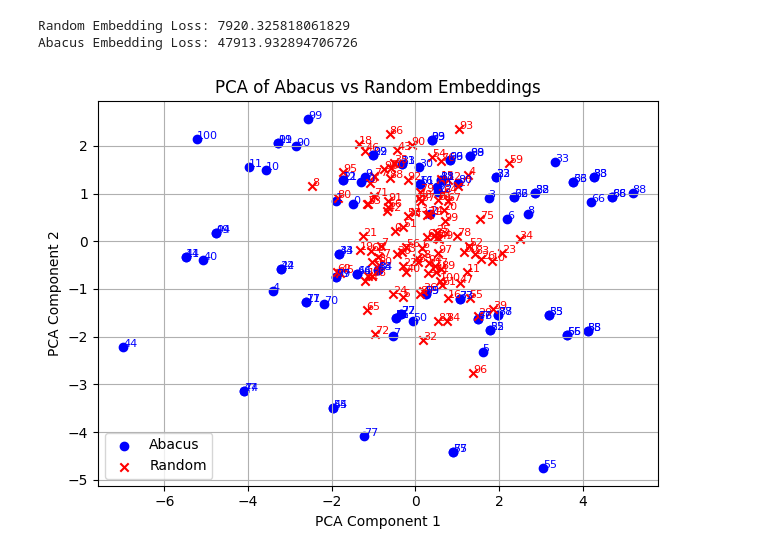
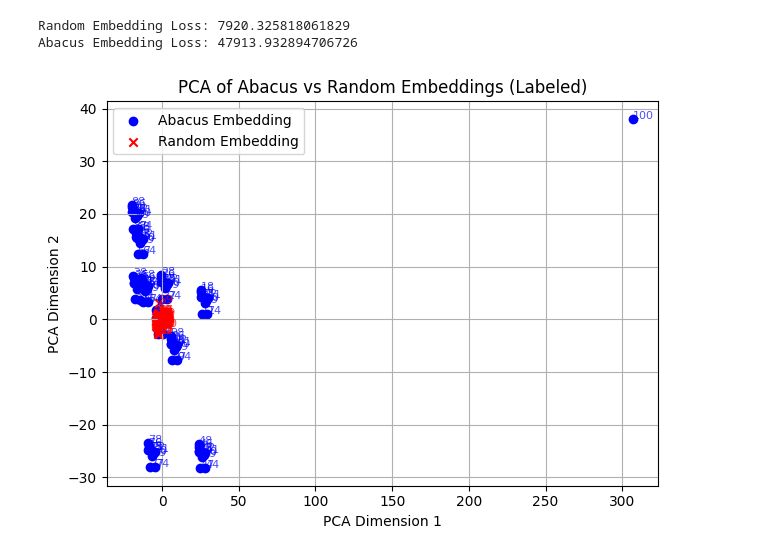
Before and after one commit to coltonKoenig/AbacusEmbedding_GroupTheory, a Jupyter notebook: main.ipynb, the cells around one changed output. Saved outputs shown, nothing was run; the diff lists cells and outputs as text; code cells hidden in the pictures.

```diff
--- a/main.ipynb
+++ b/main.ipynb
@@ -117,32 +117,46 @@ print("Abacus Embedding Loss:", evaluate_distributivity(abacus_embed))
 # %% [output]
 Random Embedding Loss: 7920.325818061829
 Abacus Embedding Loss: 47913.932894706726
-# %%
-def PCA_plot():
-    abacus = np.array([abacus_embed(i).detach().numpy() for i in range(max_number + 1)])
-    randoms = np.array([random_embedding(torch.tensor(i)).detach().numpy() for i in range(max_number + 1)])
-
-    combined = np.vstack((abacus, randoms))
-    pca = PCA(n_components=2)
-    reduced = pca.fit_transform(combined)
-    abacus_2d = reduced[:max_number+1]
-    randoms_2d = reduced[max_number+1:]
-
-    plt.scatter(abacus_2d[:, 0], abacus_2d[:, 1], color='blue', label='Abacus')
-    plt.scatter(randoms_2d[:, 0], randoms_2d[:, 1], color='red', label='Random', marker='x')
-
-    for i in range(max_number + 1):
-        plt.annotate(str(i), xy=(abacus_2d[i, 0], abacus_2d[i, 1]), color='blue', fontsize=8)
-        plt.annotate(str(i), xy=(randoms_2d[i, 0], randoms_2d[i, 1]), color='red', fontsize=8)
-
-    plt.title("PCA of Abacus vs Random Embeddings")
-    plt.xlabel("PCA Component 1")
-    plt.ylabel("PCA Component 2")
-    plt.legend()
-    plt.grid(True)
-    plt.tight_layout()
-    plt.show()
-
-PCA_plot()
-# %% [output]
-[figure, removed]
+# %%
+def PCA_plot():
+    numbers = list(range(0, 101))  # 0 to 100
+
+    # Get embeddings
+    abacus_embeddings = torch.stack([abacus_embed(n) for n in numbers])
+    random_embeddings = torch.stack([random_embedding(torch.tensor(n)) for n in numbers])
+
+    # Detach and convert to NumPy
+    abacus_np = abacus_embeddings.detach().numpy()
+    random_np = random_embeddings.detach().numpy()
+
+    # Concatenate for PCA
+    all_embeddings = np.concatenate([abacus_np, random_np], axis=0)
+
+    # PCA to 2D
+    pca = PCA(n_components=2)
+    reduced = pca.fit_transform(all_embeddings)
+
+    # Split back
+    abacus_2d = reduced[:len(numbers)]
+    random_2d = reduced[len(numbers):]
+
+    # Plot
+    plt.scatter(abacus_2d[:, 0], abacus_2d[:, 1], c='blue', label='Abacus Embedding', marker='o')
+    plt.scatter(random_2d[:, 0], random_2d[:, 1], c='red', label='Random Embedding', marker='x')
+
+    # Add number labels to each point
+    for i, (x, y) in enumerate(abacus_2d):
+        plt.text(x, y, str(numbers[i]), fontsize=8, color='blue', alpha=0.7)
+    for i, (x, y) in enumerate(random_2d):
+        plt.text(x, y, str(numbers[i]), fontsize=8, color='red', alpha=0.7)
+
+    plt.xlabel('PCA Dimension 1')
+    plt.ylabel('PCA Dimension 2')
+    plt.title('PCA of Abacus vs Random Embeddings (Labeled)')
+    plt.legend()
+    plt.grid(True)
+    plt.tight_layout()
+    plt.show()
+PCA_plot()
+# %% [output]
+[figure, added]
```
